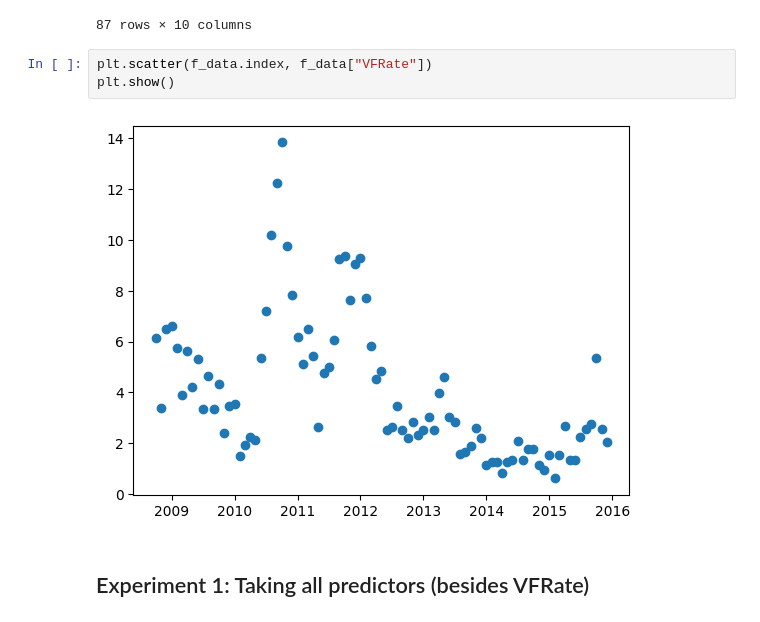
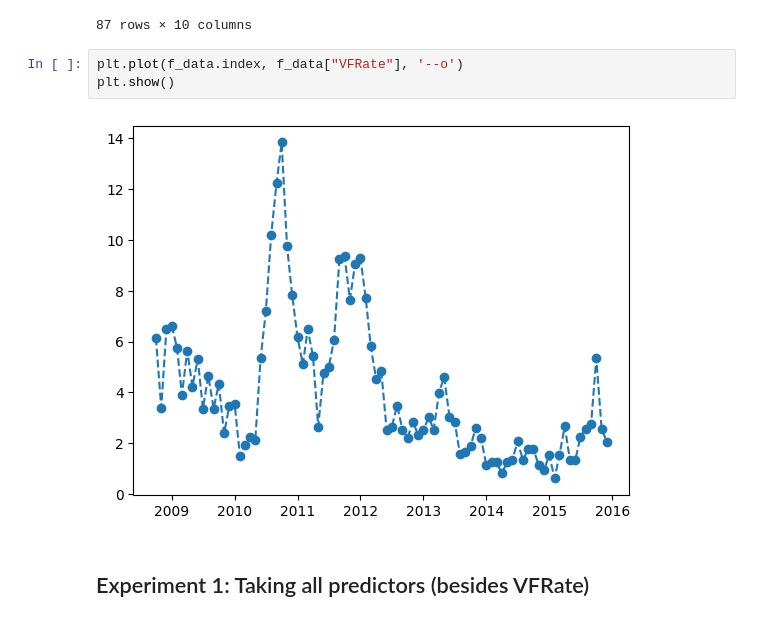
Before and after one commit to dillonallen92/CSUF-Project-Code, a Jupyter notebook: Project/code/notebooks/aug21_testing_notebook.ipynb, the cells around one changed output. Saved outputs shown, nothing was run; the diff lists cells and outputs as text.

```diff
--- a/Project/code/notebooks/aug21_testing_notebook.ipynb
+++ b/Project/code/notebooks/aug21_testing_notebook.ipynb
@@ -65,10 +65,10 @@ f_data
 | 2015-12-01 | 2.055697 | 0.63 | 3.30 | 0.0 | 3.325806 | 79.945161 | 83.0 | ... |
 87 rows × 10 columns
 # %%
-plt.scatter(f_data.index, f_data["VFRate"])
+plt.plot(f_data.index, f_data["VFRate"], '--o')
 plt.show()
 # %% [output]
-[figure, old version]
+[figure, new version]
 # %% [markdown]
 ## Experiment 1: Taking all predictors (besides VFRate)
 # %%
```
Also changed, not shown: parts of 12 cells of this notebook.
